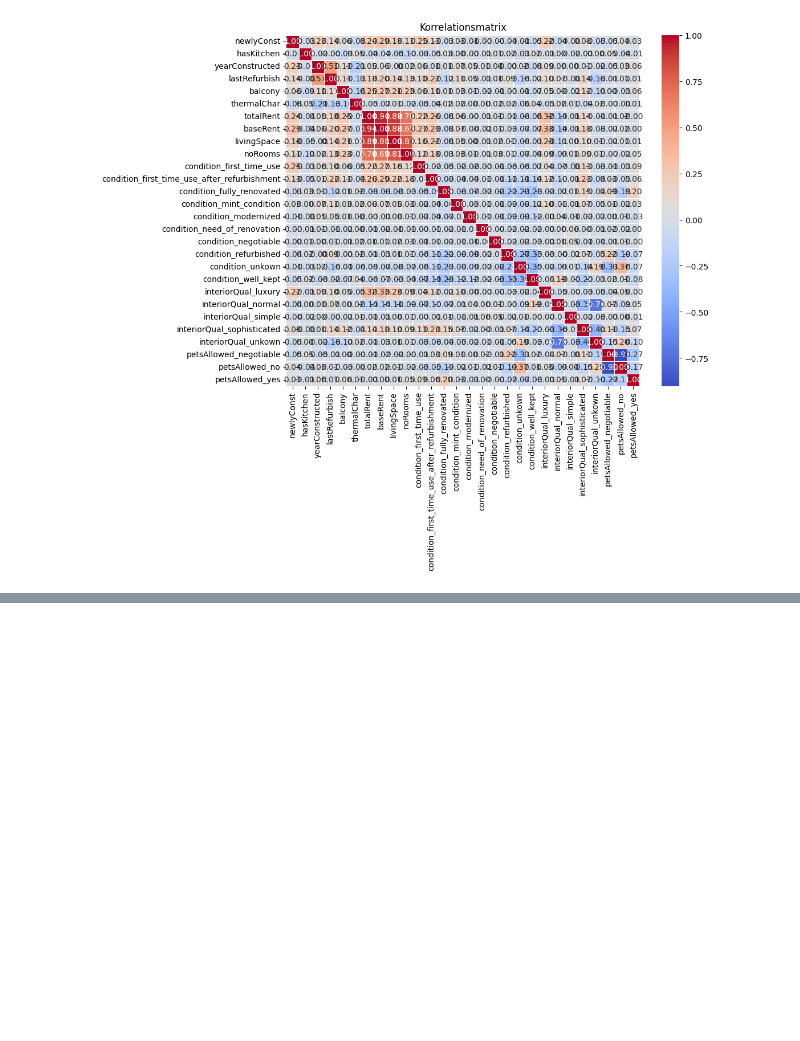
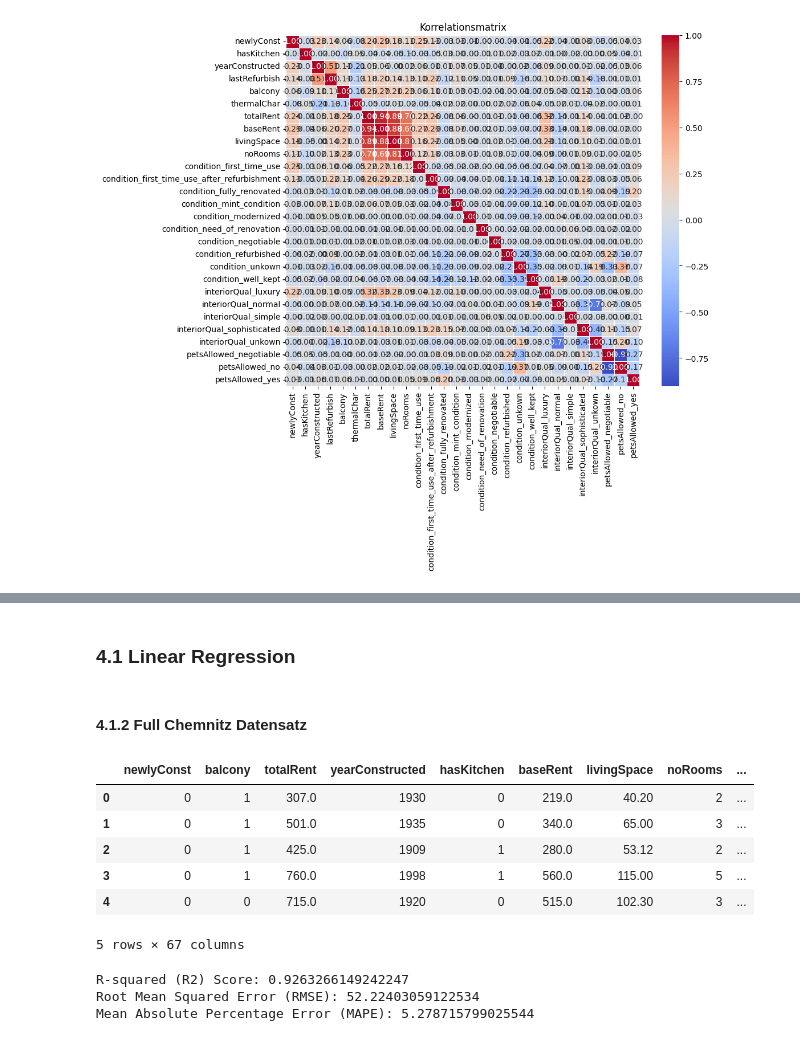
Before and after one commit to TobiasGleiter/data-science, a Jupyter notebook: main.ipynb, the cells around one changed output, grey strips where cells are left out. Drawn from its saved outputs; the diff is of its cells as text; code cells hidden in the pictures; blank space fills up the shorter version.

Commit message:
feat: linear and random forest regr

```diff
--- a/main.ipynb
+++ b/main.ipynb
@@ -863,0 +881,45 @@ plt.show()
+# %% [markdown]
+### 4.1 Linear Regression
+# %% [markdown]
+#### 4.1.2 Full Chemnitz Datensatz
+# %%
+chemnitz_full_411= pd.read_csv("./chemnitz_regression_ready.csv", sep="\t")
+chemnitz_full_411.head(5)
+# %% [output]
+|  | newlyConst | balcony | totalRent | yearConstructed | hasKitchen | baseRent | livingSpace | noRooms | ... |
+| 0 | 0 | 1 | 307.0 | 1930 | 0 | 219.0 | 40.20 | 2 | ... |
+| 1 | 0 | 1 | 501.0 | 1935 | 0 | 340.0 | 65.00 | 3 | ... |
+| 2 | 0 | 1 | 425.0 | 1909 | 1 | 280.0 | 53.12 | 2 | ... |
+| 3 | 0 | 1 | 760.0 | 1998 | 1 | 560.0 | 115.00 | 5 | ... |
+| 4 | 0 | 0 | 715.0 | 1920 | 0 | 515.0 | 102.30 | 3 | ... |
+5 rows × 67 columns
+# %%
+from sklearn.linear_model import LinearRegression
+import numpy as np
+import matplotlib.pyplot as plt
+from sklearn.model_selection import train_test_split
+from sklearn.metrics import r2_score
+from sklearn.metrics import mean_squared_error
+
+target="totalRent"
+
+X = chemnitz_full_411.drop(target, axis=1)
+y = chemnitz_full_411[target]
+
+X_train, X_test, y_train, y_test = train_test_split(X, y, test_size=0.20, random_state=42)
+
+linear_reg_model = LinearRegression()
+linear_reg_model.fit(X_train, y_train)
+y_pred = linear_reg_model.predict(X_test)
+
+r2 = r2_score(y_test, y_pred)
+rmse = np.sqrt(mean_squared_error(y_test, y_pred))
+mape = np.mean(np.abs((y_test - y_pred) / y_test)) * 100
+
+print("R-squared (R2) Score:", r2)
+print("Root Mean Squared Error (RMSE):", rmse)
+print("Mean Absolute Percentage Error (MAPE):", mape)
+# %% [output]
+R-squared (R2) Score: 0.9263266149242247
+Root Mean Squared Error (RMSE): 52.22403059122534
+Mean Absolute Percentage Error (MAPE): 5.278715799025544
```
Also changed, not shown: parts of 32 cells of this notebook, 1 other file.
